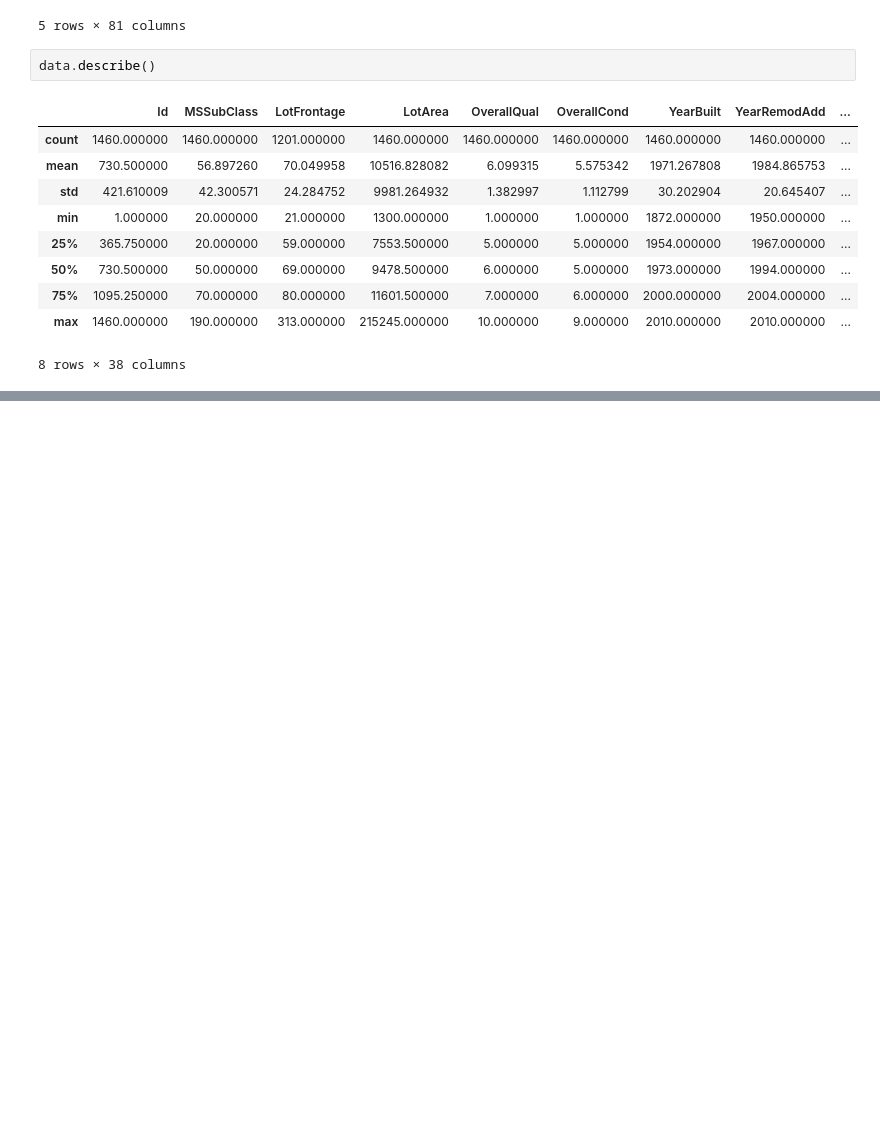
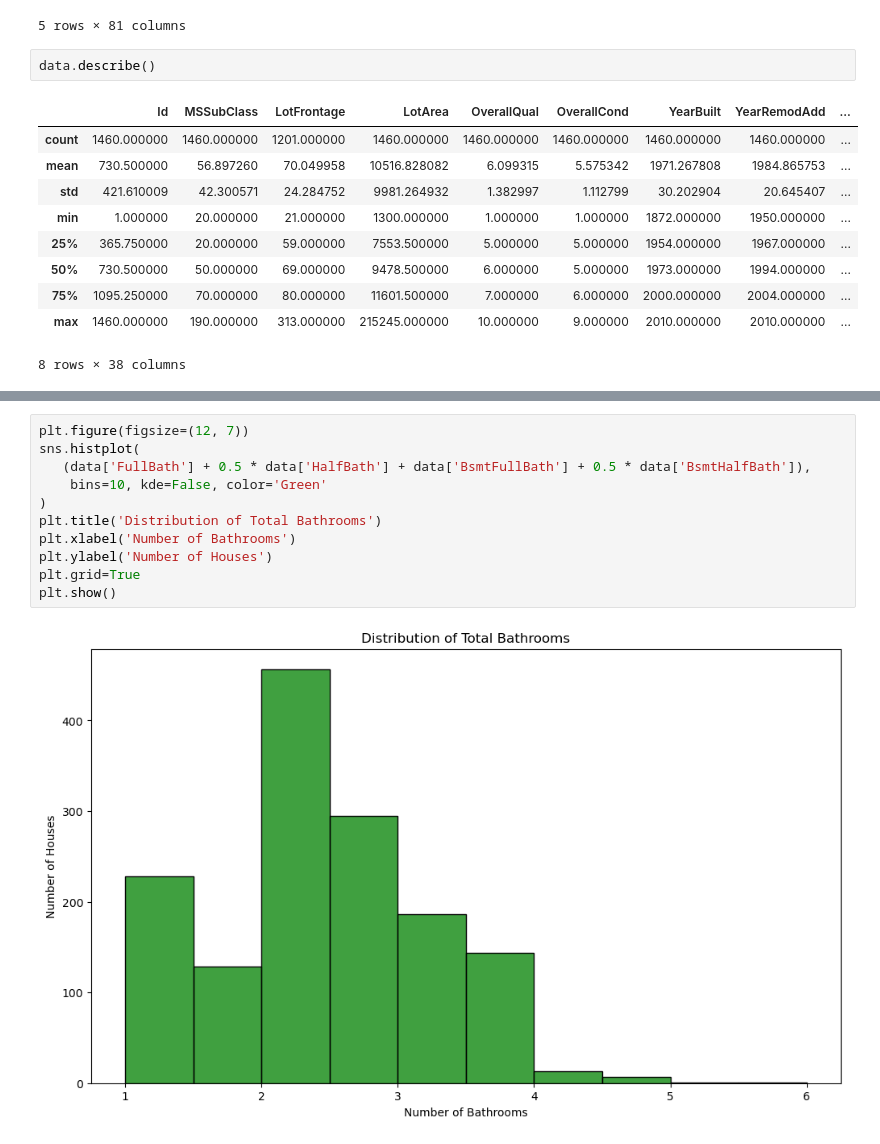
Before and after one commit to ohTMI/Housing-Prices, a Jupyter notebook: Code/EDA.ipynb, the cells around one changed output, grey strips where cells are left out. Saved outputs shown, nothing was run; the diff lists cells and outputs as text; blank space fills up the shorter version.

```diff
--- a/Code/EDA.ipynb
+++ b/Code/EDA.ipynb
@@ -57,0 +230,13 @@ data.describe()
+# %%
+plt.figure(figsize=(12, 7))
+sns.histplot(
+   (data['FullBath'] + 0.5 * data['HalfBath'] + data['BsmtFullBath'] + 0.5 * data['BsmtHalfBath']),
+    bins=10, kde=False, color='Green'
+)
+plt.title('Distribution of Total Bathrooms')
+plt.xlabel('Number of Bathrooms')
+plt.ylabel('Number of Houses')
+plt.grid=True
+plt.show()
+# %% [output]
+[figure, added]
```
Also changed, not shown: parts of 34 cells of this notebook.
